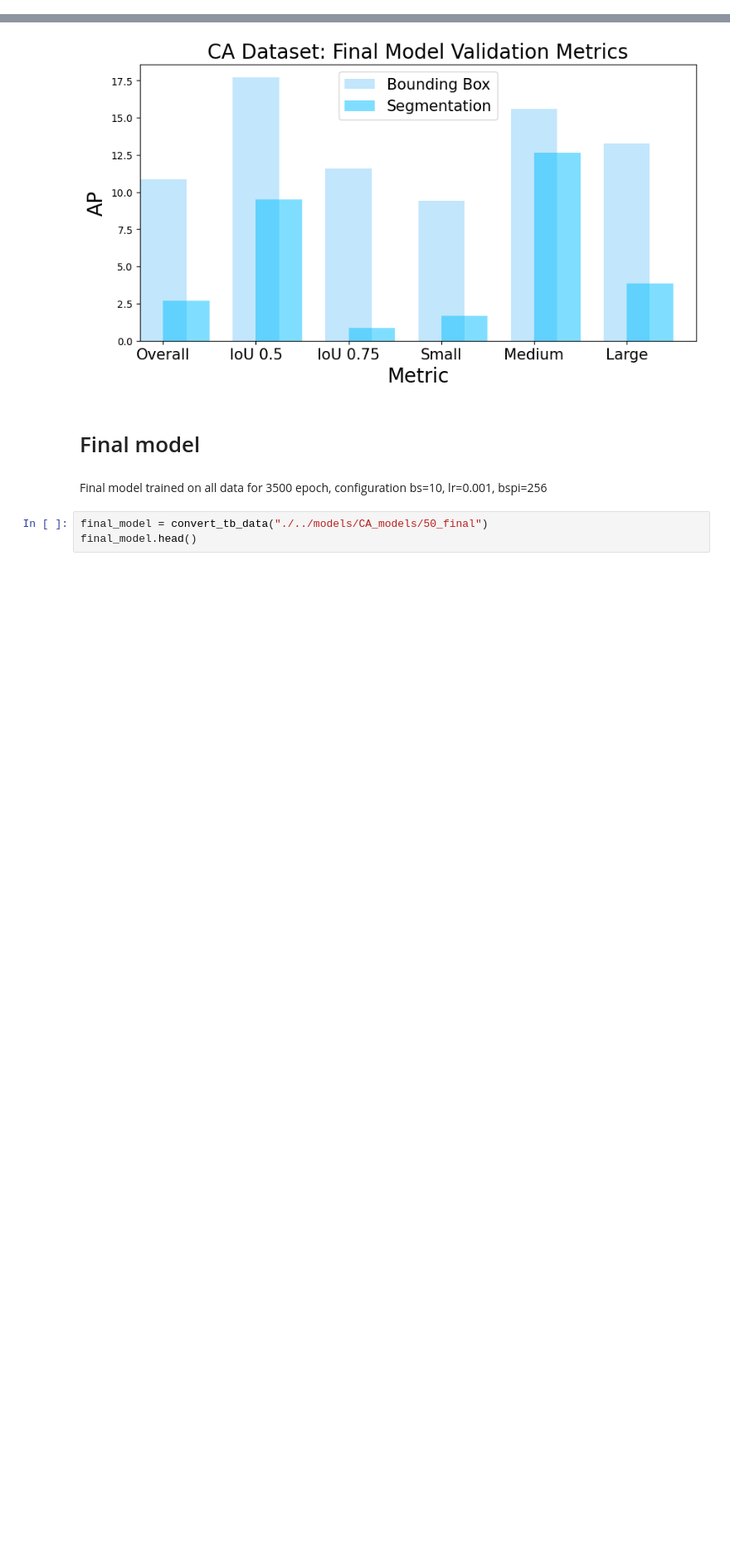
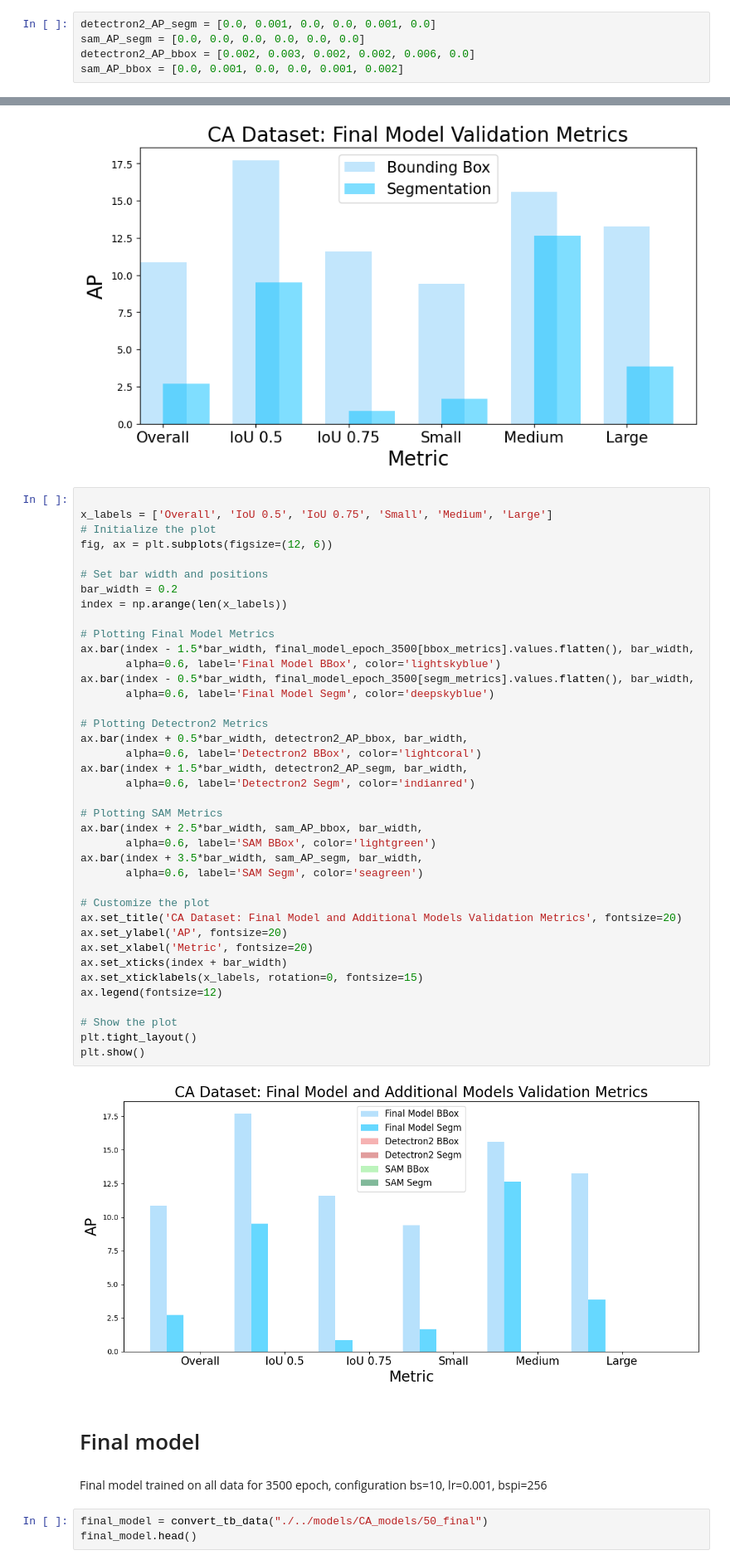
Before and after one commit to femartip/Detection-Microfibres-in-Sludge, a Jupyter notebook: Fine_tuned_Detectron2/Utils/cv_results_CA.ipynb, the cells around one changed output, grey strips where cells are left out. Shown at 83% size. Drawn from its saved outputs; the diff is of its cells as text; blank space fills up the shorter version.

```diff
--- a/Fine_tuned_Detectron2/Utils/cv_results_CA.ipynb
+++ b/Fine_tuned_Detectron2/Utils/cv_results_CA.ipynb
@@ -591,3 +592,8 @@ segm/APs                        1.653830
 time                            0.722459
 total_loss                      0.235059
 Name: 3499, dtype: float64
+# %%
+detectron2_AP_segm = [0.0, 0.001, 0.0, 0.0, 0.001, 0.0]
+sam_AP_segm = [0.0, 0.0, 0.0, 0.0, 0.0, 0.0]
+detectron2_AP_bbox = [0.002, 0.003, 0.002, 0.002, 0.006, 0.0]
+sam_AP_bbox = [0.0, 0.001, 0.0, 0.0, 0.001, 0.002]
@@ -617,6 +633,47 @@ ax.set_xticklabels(['Overall', 'IoU 0.5', 'IoU 0.75', 'Small', 'Medium', 'Large'
 plt.show()
 # %% [output]
 [figure]
+# %%
+
+x_labels = ['Overall', 'IoU 0.5', 'IoU 0.75', 'Small', 'Medium', 'Large']
+# Initialize the plot
+fig, ax = plt.subplots(figsize=(12, 6))
+
+# Set bar width and positions
+bar_width = 0.2
+index = np.arange(len(x_labels))
+
+# Plotting Final Model Metrics
+ax.bar(index - 1.5*bar_width, final_model_epoch_3500[bbox_metrics].values.flatten(), bar_width,
+       alpha=0.6, label='Final Model BBox', color='lightskyblue')
+ax.bar(index - 0.5*bar_width, final_model_epoch_3500[segm_metrics].values.flatten(), bar_width,
+       alpha=0.6, label='Final Model Segm', color='deepskyblue')
+
+# Plotting Detectron2 Metrics
+ax.bar(index + 0.5*bar_width, detectron2_AP_bbox, bar_width,
+       alpha=0.6, label='Detectron2 BBox', color='lightcoral')
+ax.bar(index + 1.5*bar_width, detectron2_AP_segm, bar_width,
+       alpha=0.6, label='Detectron2 Segm', color='indianred')
+
+# Plotting SAM Metrics
+ax.bar(index + 2.5*bar_width, sam_AP_bbox, bar_width,
+       alpha=0.6, label='SAM BBox', color='lightgreen')
+ax.bar(index + 3.5*bar_width, sam_AP_segm, bar_width,
+       alpha=0.6, label='SAM Segm', color='seagreen')
+
+# Customize the plot
+ax.set_title('CA Dataset: Final Model and Additional Models Validation Metrics', fontsize=20)
+ax.set_ylabel('AP', fontsize=20)
+ax.set_xlabel('Metric', fontsize=20)
+ax.set_xticks(index + bar_width)
+ax.set_xticklabels(x_labels, rotation=0, fontsize=15)
+ax.legend(fontsize=12)
+
+# Show the plot
+plt.tight_layout()
+plt.show()
+# %% [output]
+[figure, added]
 # %% [markdown]
 # Final model
 # %% [markdown]
```
Also changed, not shown: parts of 2 cells of this notebook, 36 other files.
